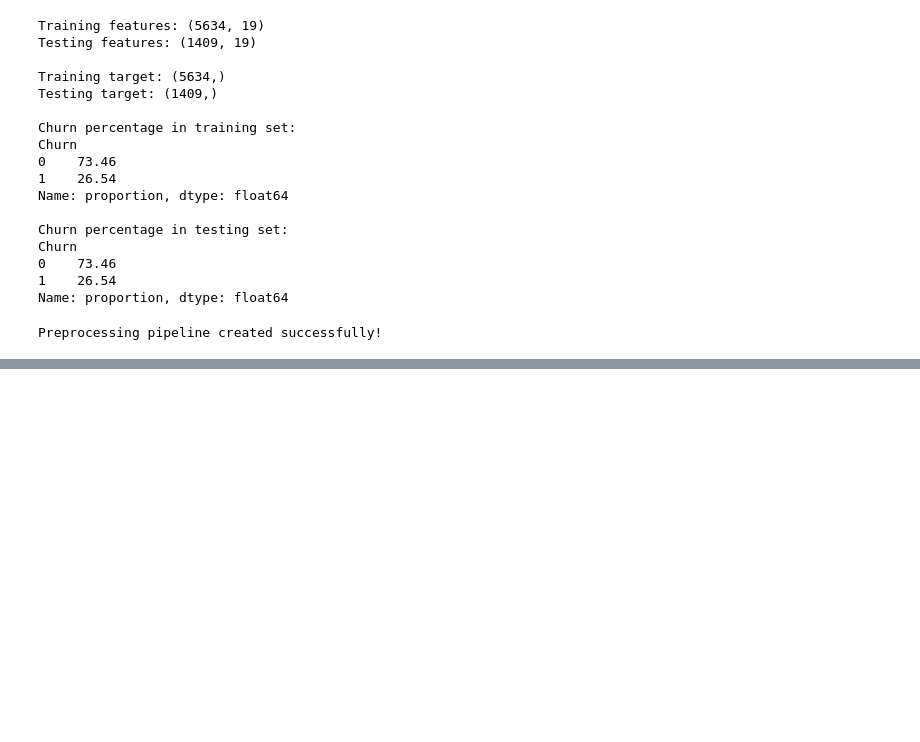
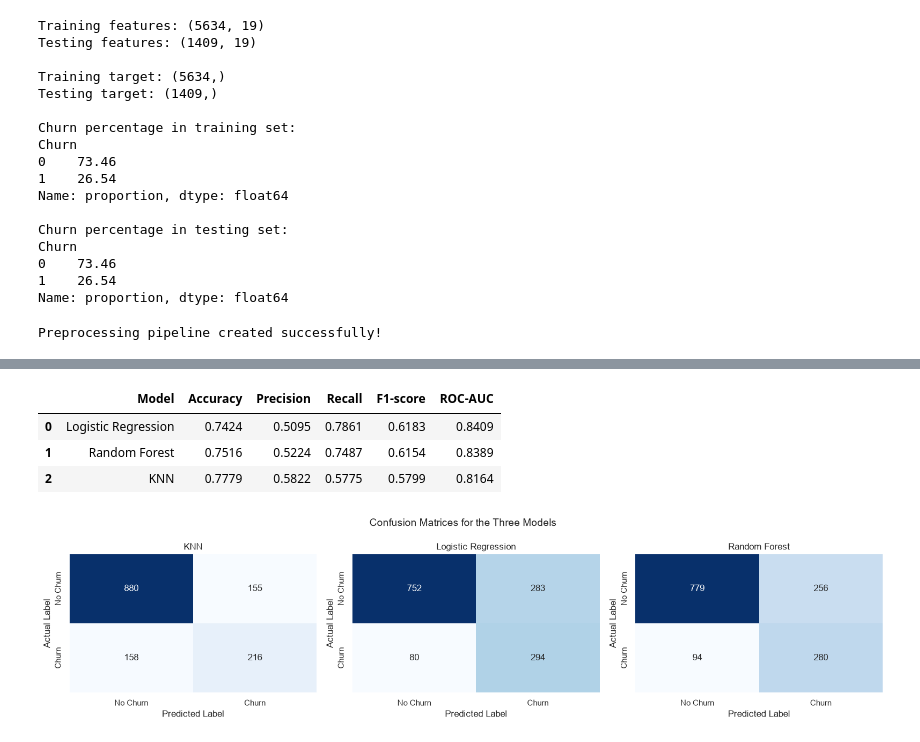
Before and after one commit to Janithma07/Machine-Learning-CW, a Jupyter notebook: notebooks/telco_churn_analysis.ipynb, the cells around one changed output, grey strips where cells are left out. Cells and saved outputs as stored; diff of their text form; code cells hidden in the pictures; blank space fills up the shorter version.

```diff
--- a/notebooks/telco_churn_analysis.ipynb
+++ b/notebooks/telco_churn_analysis.ipynb
@@ -554,0 +788,70 @@ Preprocessing pipeline created successfully!
+# %%
+
+# Store the best version of each tuned model
+best_models = {
+    "KNN": knn_search.best_estimator_,
+    "Logistic Regression": lr_search.best_estimator_,
+    "Random Forest": rf_search.best_estimator_
+}
+
+# Create lists to store evaluation results and predictions
+test_results = []
+test_predictions = {}
+
+# Evaluate each model using the unseen test dataset
+for name, model in best_models.items():
+    y_pred = model.predict(X_test)
+    y_prob = model.predict_proba(X_test)[:, 1]
+
+    test_predictions[name] = y_pred
+
+    test_results.append({
+        "Model": name,
+        "Accuracy": accuracy_score(y_test, y_pred),
+        "Precision": precision_score(y_test, y_pred, zero_division=0),
+        "Recall": recall_score(y_test, y_pred, zero_division=0),
+        "F1-score": f1_score(y_test, y_pred, zero_division=0),
+        "ROC-AUC": roc_auc_score(y_test, y_prob)
+    })
+
+# Create and display the final evaluation table
+test_results_df = pd.DataFrame(test_results)
+test_results_df = test_results_df.sort_values(
+    by="F1-score",
+    ascending=False
+).reset_index(drop=True)
+
+display(test_results_df.round(4))
+# %% [output]
+|  | Model | Accuracy | Precision | Recall | F1-score | ROC-AUC |
+| 0 | Logistic Regression | 0.7424 | 0.5095 | 0.7861 | 0.6183 | 0.8409 |
+| 1 | Random Forest | 0.7516 | 0.5224 | 0.7487 | 0.6154 | 0.8389 |
+| 2 | KNN | 0.7779 | 0.5822 | 0.5775 | 0.5799 | 0.8164 |
+# %%
+
+# Create confusion matrices for all three models
+fig, axes = plt.subplots(1, 3, figsize=(16, 4))
+
+for ax, (name, y_pred) in zip(axes, test_predictions.items()):
+    cm = confusion_matrix(y_test, y_pred)
+
+    sns.heatmap(
+        cm,
+        annot=True,
+        fmt="d",
+        cmap="Blues",
+        cbar=False,
+        ax=ax,
+        xticklabels=["No Churn", "Churn"],
+        yticklabels=["No Churn", "Churn"]
+    )
+
+    ax.set_title(name)
+    ax.set_xlabel("Predicted Label")
+    ax.set_ylabel("Actual Label")
+
+plt.suptitle("Confusion Matrices for the Three Models", fontsize=14)
+plt.tight_layout()
+plt.show()
+# %% [output]
+[figure, added]
```
Also changed, not shown: parts of 10 cells of this notebook.
